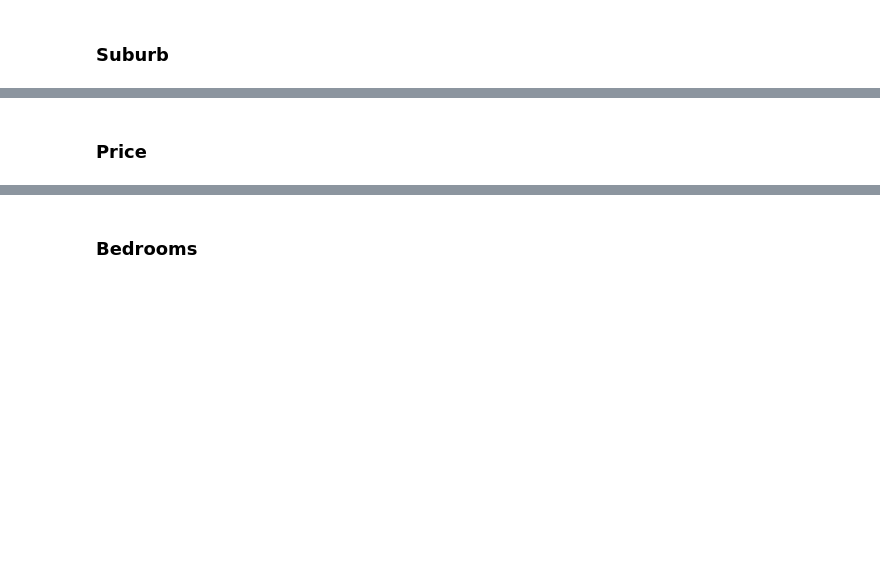
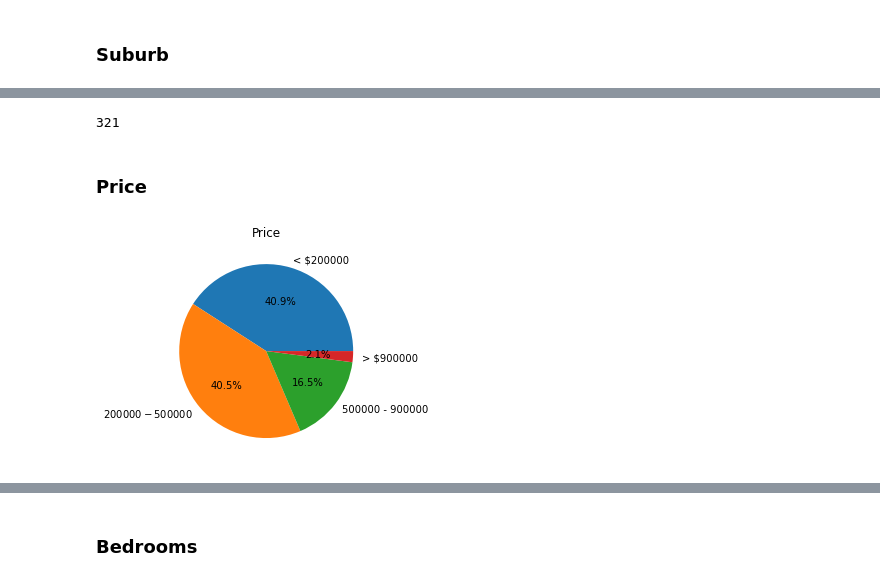
Before and after one commit to bradsmart1998/Project_4_Real_Estate_Regression, a Jupyter notebook: Untitled.ipynb, the cells around one changed output, grey strips where cells are left out. Saved outputs shown, nothing was run; the diff lists cells and outputs as text; code cells hidden in the pictures; blank space fills up the shorter version.

```diff
--- a/Untitled.ipynb
+++ b/Untitled.ipynb
@@ -99,2 +141,22 @@ dtype: int64
+# %%
+# How many unique suburbs are there in this dataset
+housing_df["SUBURB"].nunique()
+# %% [output]
+321
 # %% [markdown]
 ### Price
+# %%
+# put the prices into bins to show how the prices of the dataset are distributed
+bins = [0, 200000, 500000, 900000, 2500000]
+# create the labels which each bin will be assigned to
+labels = ["< $200000", "$200000 - $500000", "500000 - 900000", "> $900000"]
+price_df = housing_df.copy()
+price_df["PRICEGRP"] = pd.cut(housing_df["PRICE"], bins, labels=labels, right=False)
+group = price_df["PRICEGRP"].value_counts()
+# %%
+# Put these bin into a pie chart
+plt.pie(group, labels=labels, autopct="%1.1f%%")
+plt.title("Price")
+plt.show()
+# %% [output]
+[figure, added]
```
Also changed, not shown: parts of 15 cells of this notebook.
